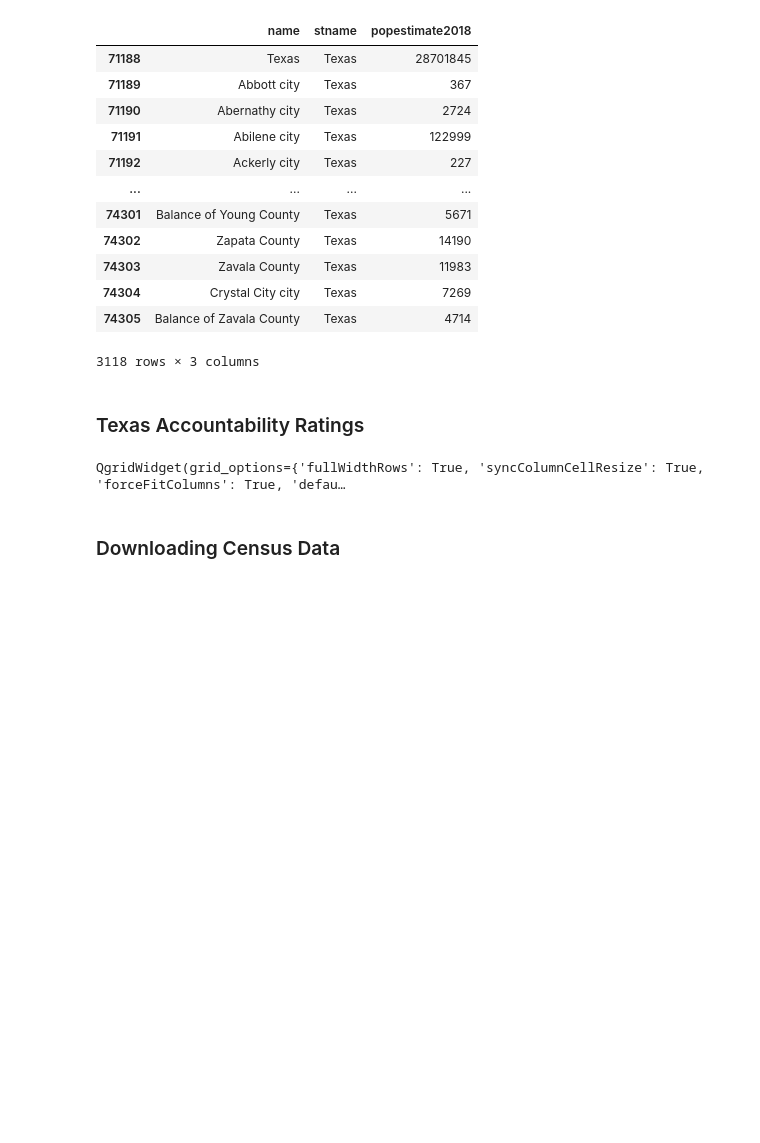
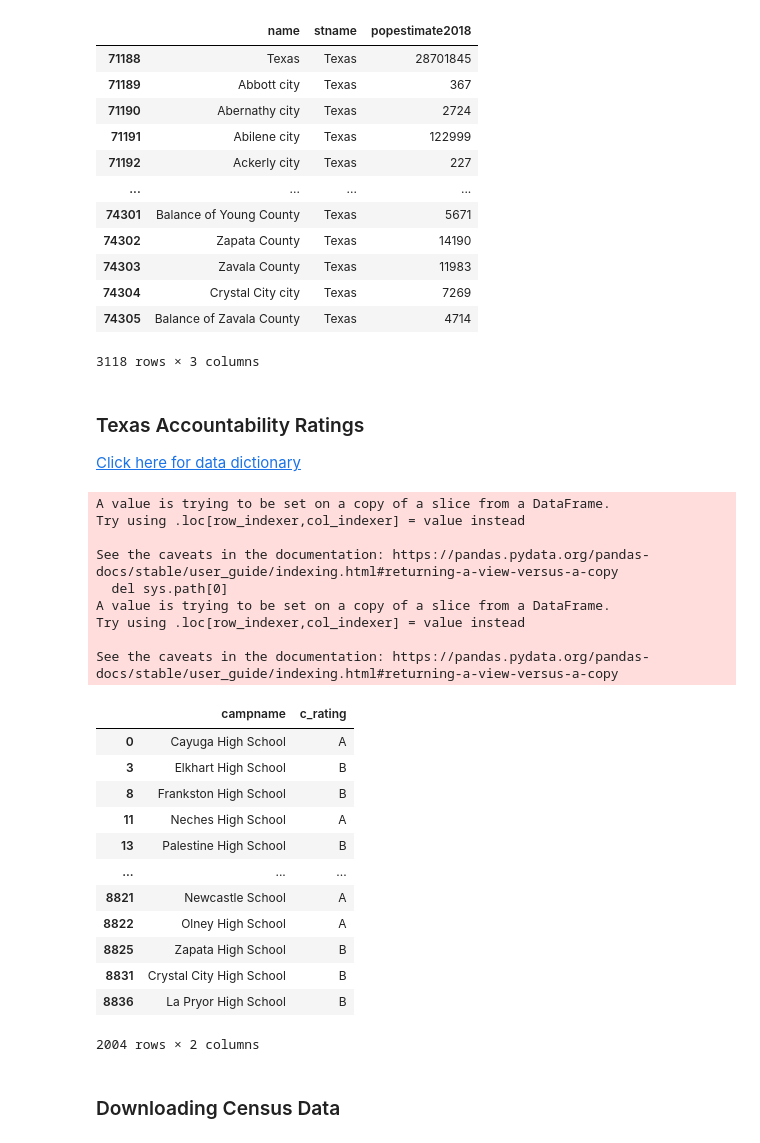
Before and after one commit to ethantenison/UT_Lab-Matching-, a Jupyter notebook: matching_ut_researchlab.ipynb, the cells around one changed output. Drawn from its saved outputs; the diff is of its cells as text; code cells hidden in the pictures; blank space fills up the shorter version.

```diff
--- a/matching_ut_researchlab.ipynb
+++ b/matching_ut_researchlab.ipynb
@@ -183,26 +187,50 @@ texas
 | 74304 | Crystal City city | Texas | 7269 |
 | 74305 | Balance of Zavala County | Texas | 4714 |
 3118 rows × 3 columns
-# %% [markdown]
-### Texas Accountability Ratings
+# %% [markdown]
+### Texas Accountability Ratings
+
+[Click here for data dictionary](https://rptsvr1.tea.texas.gov/perfreport/account/2019/download/camprate.html)
 # %%
 ratings = pd.read_csv("CREF.csv").clean_names()
 cols = ['grdspan']
 for col in cols:
     ratings[col] = ratings[col].map(lambda x: str(x).lstrip('\'').rstrip('\''))
 
 hs_ratings = ratings[(ratings['grdspan'] == '09 - 12') | (ratings['grdspan'] == '08 - 12') | (ratings['grdspan'] == '10 - 12') |
                     (ratings['grdspan'] == '11 - 12') | (ratings['grdspan'] == '12 - 12') | (ratings['grdspan'] == '07 - 12') |
                     (ratings['grdspan'] == '06 - 12') | (ratings['grdspan'] == '05 - 12') | (ratings['grdspan'] == '04 - 12') |
                     (ratings['grdspan'] == '03 - 12') | (ratings['grdspan'] == '02 - 12') | (ratings['grdspan'] == '01 - 12') |
                     (ratings['grdspan'] == 'kg - 12') | (ratings['grdspan'] == 'PK - 12') | (ratings['grdspan'] == 'EE - 12')]
 
 
+hs_ratings['campname'] = hs_ratings['campname'].str.replace("H S", "High School")
+hs_ratings['campname'] = hs_ratings['campname'].str.title()
+hs_ratings = hs_ratings[['campname', 'c_rating']]
 hs_ratings
-qgrid_widget = qgrid.show_grid(hs_ratings)
-display(qgrid_widget)
 # %% [output]
-QgridWidget(grid_options={'fullWidthRows': True, 'syncColumnCellResize': True, 'forceFitColumns': True, 'defau…
+A value is trying to be set on a copy of a slice from a DataFrame.
+Try using .loc[row_indexer,col_indexer] = value instead
+
+See the caveats in the documentation: https://pandas.pydata.org/pandas-docs/stable/user_guide/indexing.html#returning-a-view-versus-a-copy
+  del sys.path[0]
+A value is trying to be set on a copy of a slice from a DataFrame.
+Try using .loc[row_indexer,col_indexer] = value instead
+
+See the caveats in the documentation: https://pandas.pydata.org/pandas-docs/stable/user_guide/indexing.html#returning-a-view-versus-a-copy
+|  | campname | c_rating |
+| 0 | Cayuga High School | A |
+| 3 | Elkhart High School | B |
+| 8 | Frankston High School | B |
+| 11 | Neches High School | A |
+| 13 | Palestine High School | B |
+| ... | ... | ... |
+| 8821 | Newcastle School | A |
+| 8822 | Olney High School | A |
+| 8825 | Zapata High School | B |
+| 8831 | Crystal City High School | B |
+| 8836 | La Pryor High School | B |
+2004 rows × 2 columns
 # %% [markdown]
 ### Downloading Census Data
 # %%
```
Also changed, not shown: parts of 5 cells of this notebook, 1 other file.
